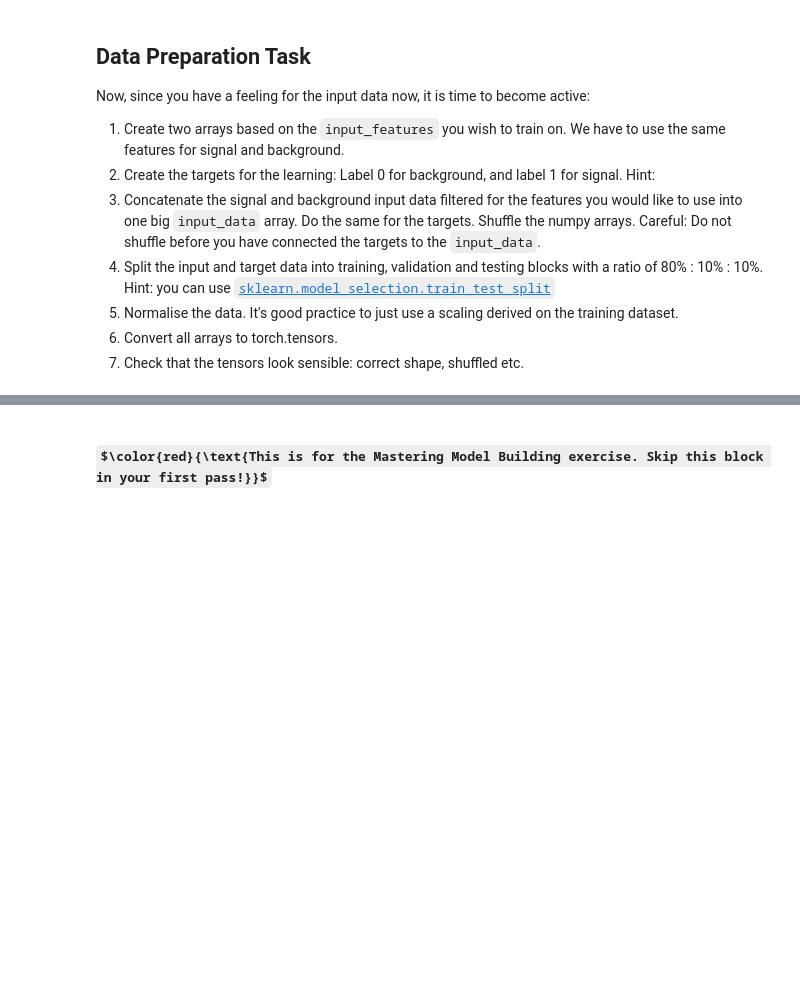
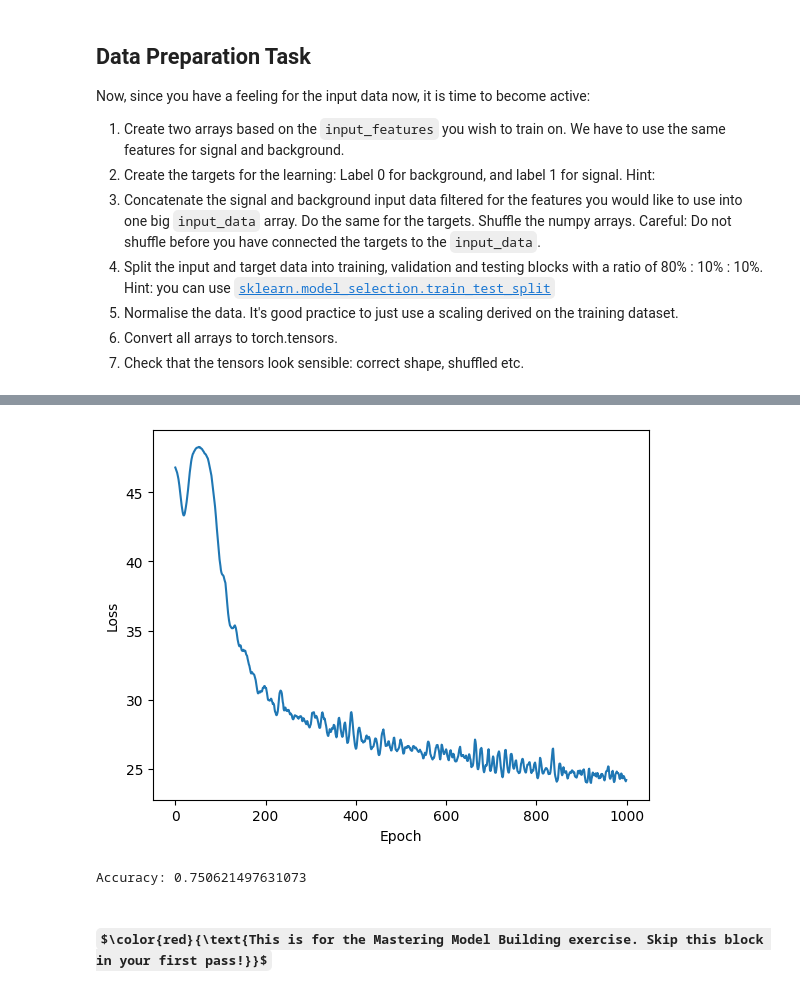
Before and after one commit to dnwerner/NIC_group_project, a Jupyter notebook: Exercises/DNN4HEP_exercise.ipynb, the cells around one changed output, grey strips where cells are left out. Saved outputs shown, nothing was run; the diff lists cells and outputs as text; code cells hidden in the pictures; some formulas as TeX source; blank space fills up the shorter version.

```diff
--- a/Exercises/DNN4HEP_exercise.ipynb
+++ b/Exercises/DNN4HEP_exercise.ipynb
@@ -104,7 +135,7 @@ Now, since you have a feeling for the input data now, it is time to become activ
 7. Check that the tensors look sensible: correct shape, shuffled etc.
 # %%
 # define the features you are interested in
-input_features = [] # fill the features you want to train on
+input_features = features # fill the features you want to train on
 df_signal_filtered = df_signal[input_features]
 df_background_filtered = df_background[input_features]
 # %%
@@ -122,0 +149,36 @@ from sklearn.model_selection import train_test_split
+# %%
+# split data into train, validation, and test sets (You can also do the shuffle here, if not shuffled before)
+from sklearn.model_selection import train_test_split
+
+# Split training and validation data:
+X_train, X_val, y_train, y_val = train_test_split(input_data, target, test_size=0.2, random_state=42)
+
+# Build *simple* nn to classify data
+import torch.nn as nn
+import torch.optim as optim
+
+model = nn.Sequential(
+    nn.Linear(len(input_features), 10),
+    nn.ReLU(),
+    nn.Linear(10, 1),
+    nn.Sigmoid()
+)
+
+loss_fn = nn.BCELoss()
+optimizer = optim.Adam(model.parameters(), lr=0.001)
+
+losses = []
+epochs = 1000
+for epoch in range(epochs):
+    # Forward pass
+    y_pred = model(torch.tensor(X_train, dtype=torch.float32))
+    loss = loss_fn(y_pred, torch.tensor(y_train, dtype=torch.float32).view(-1, 1))
+
+    losses.append(loss.item())
+
+    # Backward pass and optimization
+    optimizer.zero_grad()
+    loss.backward()
+    optimizer.step()
+    if epoch % 100 == 0:
+        print(f"Epoch {epoch}, Loss: {loss.item()}")
@@ -123,3 +196,21 @@ from sklearn.model_selection import train_test_split
+# %%
+# Visualize classification:
+import matplotlib.pyplot as plt
+plt.plot(losses)
+plt.xlabel("Epoch")
+plt.ylabel("Loss")
+plt.show()
+# %% [output]
+[figure, added]
+# %%
+# Compute and print R_val:
+with torch.no_grad():
+    y_pred = model(torch.tensor(X_val, dtype=torch.float32))
+    y_pred_binary = (y_pred > 0.5).float()
+    accuracy = (y_pred_binary == torch.tensor(y_val, dtype=torch.float32).view(-1, 1)).float().mean()
+    print(f"Accuracy: {accuracy.item()}")
+# %% [output]
+Accuracy: 0.750621497631073
 # %% [markdown]
 ##### $\color{red}{\text{This is for the Mastering Model Building exercise. Skip this block in your first pass!}}$
 # %% [markdown]
```
Also changed, not shown: parts of 5 cells of this notebook.
